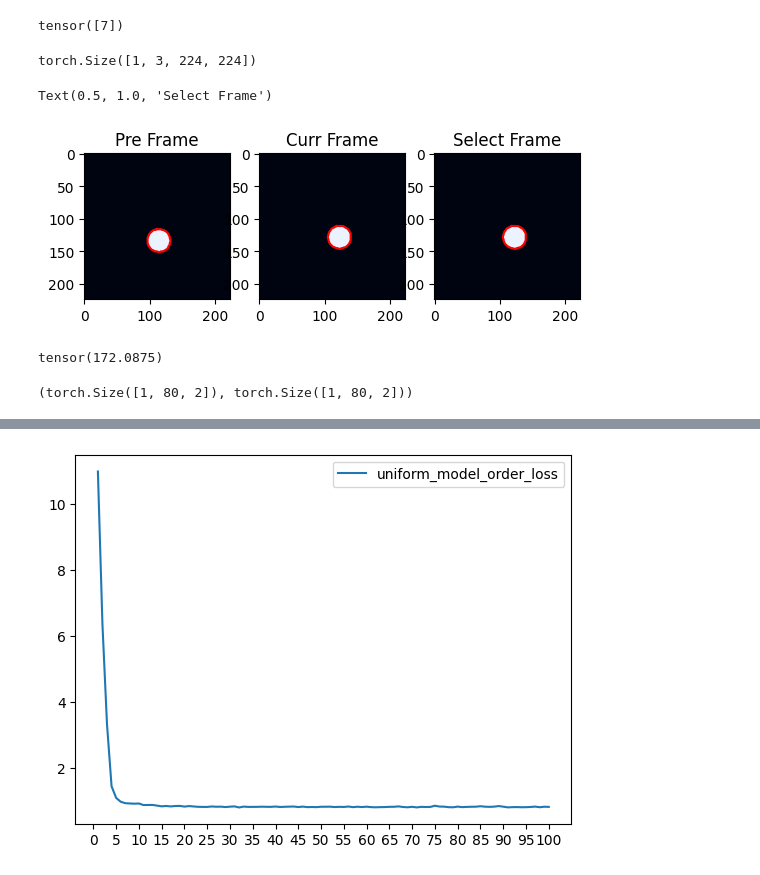
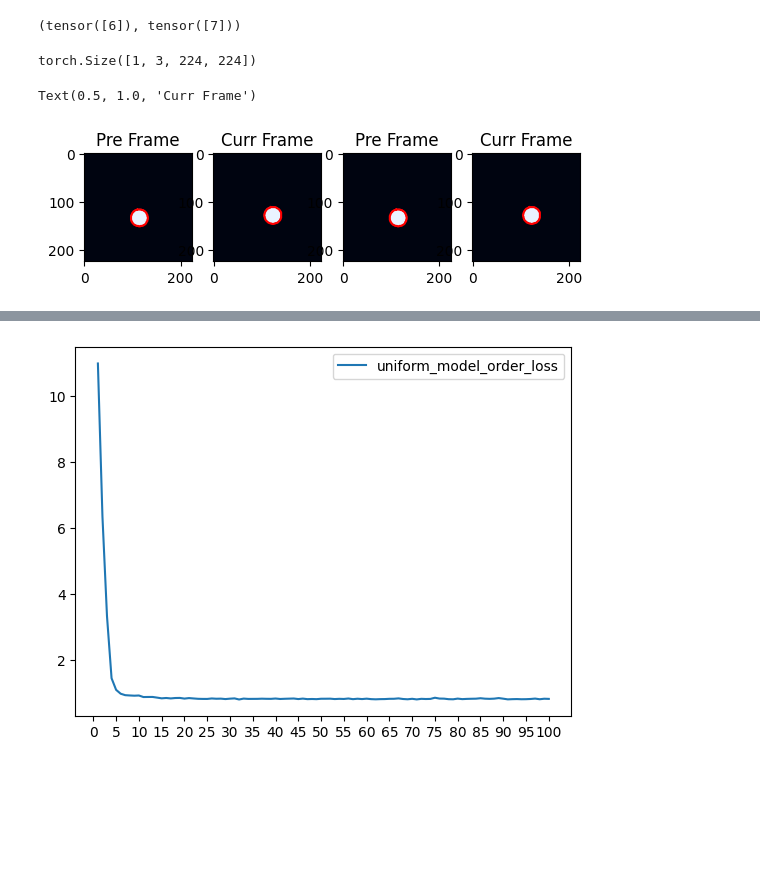
Before and after one commit to wcbup/VOS_boundary_tracking, a Jupyter notebook: train.ipynb, the cells around one changed output, grey strips where cells are left out. Drawn from its saved outputs; the diff is of its cells as text; code cells hidden in the pictures; blank space fills up the shorter version.

Commit message:
Update dataloader and model, train with predicted result

```diff
--- a/train.ipynb
+++ b/train.ipynb
@@ -43,64 +44,37 @@ test_set = Balltest()
 batch_size = 1
 data_loader = DataLoader(data_set, batch_size=batch_size, shuffle=True, num_workers=4)
 # %%
-pre_frame, curr_frame, pre_boundary, curr_boundary, idx = next(iter(data_loader))
+pre_frame, curr_frame, pre_boundary, curr_boundary, pre_idx, curr_idx = next(iter(data_loader))
+pre_idx, curr_idx
+# %% [output]
+(tensor([6]), tensor([7]))
-# %%
-idx
-# %% [output]
-tensor([7])
 # %%
 pre_frame.shape
 # %% [output]
 torch.Size([1, 3, 224, 224])
 # %%
 index = 0
-plt.subplot(1, 3, 1)
+plt.subplot(1, 4, 1)
 plt.imshow(normalize_image(pre_frame[index].permute(1, 2, 0)))
 plt.plot(pre_boundary[index][:, 0], pre_boundary[index][:, 1], 'r')
 plt.title('Pre Frame')
-plt.subplot(1, 3, 2)
+plt.subplot(1, 4, 2)
 plt.imshow(normalize_image(curr_frame[index].permute(1, 2, 0)))
 plt.plot(curr_boundary[index][:, 0], curr_boundary[index][:, 1], 'r')
 plt.title('Curr Frame')
-plt.subplot(1, 3, 3)
-plt.imshow(normalize_image(test_set[idx][0].permute(1, 2, 0)))
+plt.subplot(1, 4, 3)
+plt.imshow(normalize_image(test_set[pre_idx][0].permute(1, 2, 0)))
+plt.plot(pre_boundary[index][:, 0], pre_boundary[index][:, 1], 'r')
+plt.title('Pre Frame')
+plt.subplot(1, 4, 4)
+plt.imshow(normalize_image(test_set[curr_idx][0].permute(1, 2, 0)))
 plt.plot(curr_boundary[index][:, 0], curr_boundary[index][:, 1], 'r')
-plt.title('Select Frame')
+plt.title('Curr Frame')
 # %% [output]
-Text(0.5, 1.0, 'Select Frame')
+Text(0.5, 1.0, 'Curr Frame')
-[figure, old version]
+[figure, new version]
 # %%
 model = Model()
-# %%
-def chamer_distance_loss(x, y):
-    def bi_chamfer_distance(x, y):
-        def chamfer_distance(a: torch.Tensor, b: torch.Tensor) -> float:
-            total_min_dist = 0
-            for i in range(a.shape[0]):
-                total_min_dist += (b - a[i]).pow(2).sum(1).min(0)[0]
-            return total_min_dist / a.shape[0]
-        return chamfer_distance(x, y) + chamfer_distance(y, x)
-
-    result = torch.tensor(0.0).to(x.device)
-    for i in range(x.shape[0]):
-        result += bi_chamfer_distance(x[i], y[i])
-
-    return result / x.shape[0]
-
-predict_boundary = pre_boundary.clone()
-predict_boundary[:, :, 0] += 9
-predict_boundary[:, :, 1] += -5
-# print(curr_boundary - pre_boundary)
-chamer_distance_loss(
-    curr_boundary.float(),
-    (predict_boundary).float()
-)
-# %% [output]
-tensor(172.0875)
-# %%
-pre_boundary.shape, curr_boundary.shape
-# %% [output]
-(torch.Size([1, 80, 2]), torch.Size([1, 80, 2]))
 # %%
 torch.cuda.empty_cache()
 # %%
```
Also changed, not shown: parts of 9 cells of this notebook, 2 other files.
